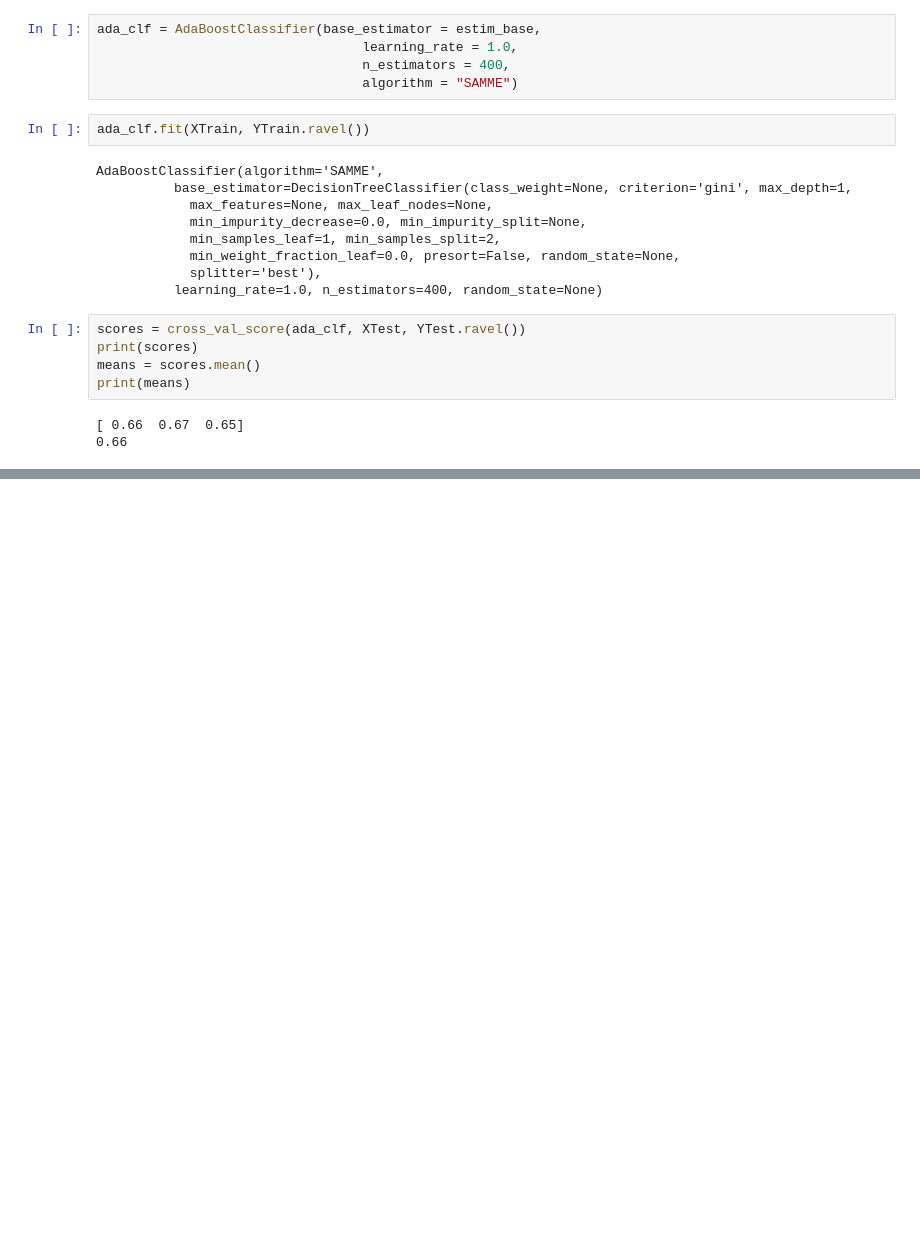
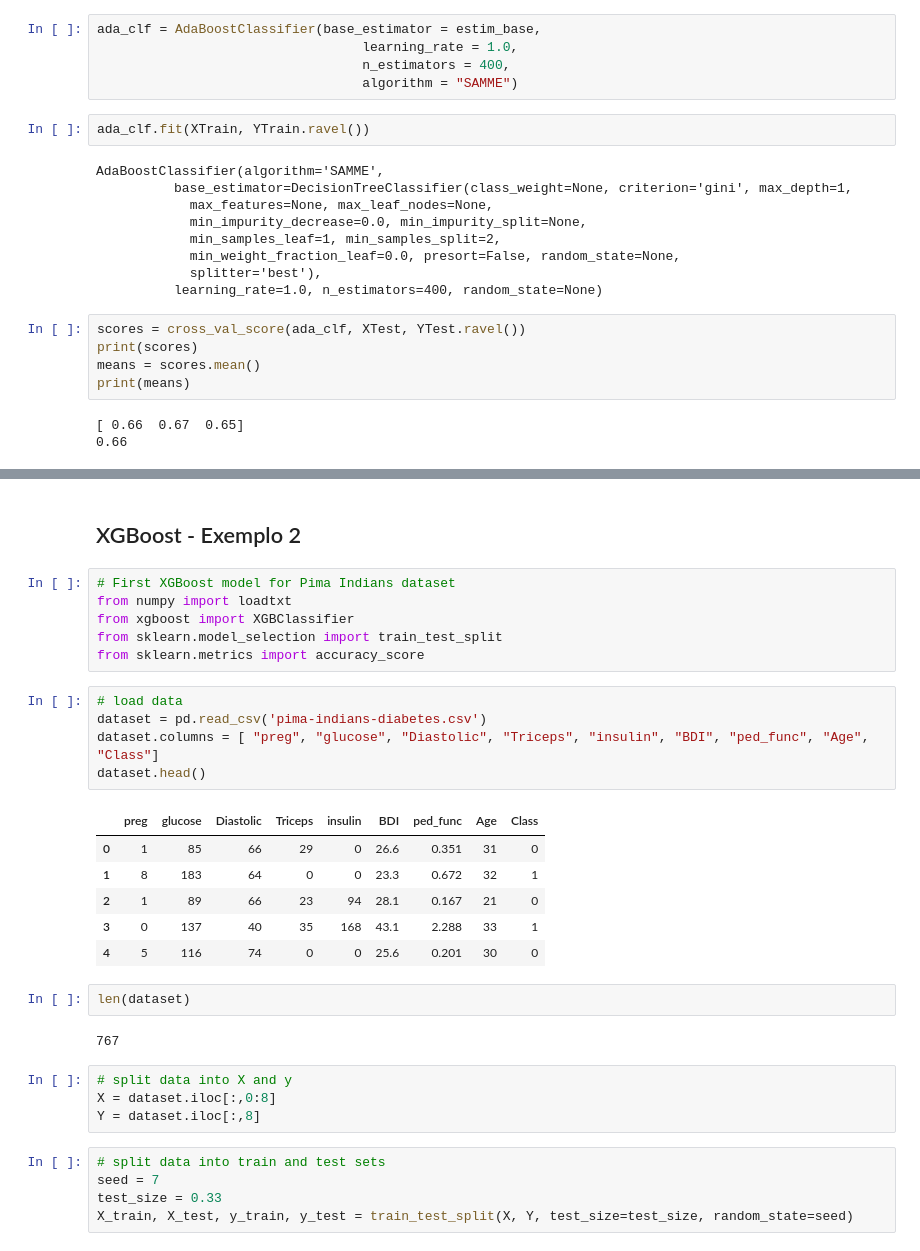
Before and after one commit to vladimiralencar/Alunos-UEPB-TopicosEspeciaisEmBancoDeDados, a Jupyter notebook: ArvoresDeDecisao/ÁrvoresdeDecisão-RandomForest_MetodosEnsemble.ipynb, the cells around one changed output, grey strips where cells are left out. Saved outputs shown, nothing was run; the diff lists cells and outputs as text; blank space fills up the shorter version.

```diff
--- a/ArvoresDeDecisao/ÁrvoresdeDecisão-RandomForest_MetodosEnsemble.ipynb
+++ b/ArvoresDeDecisao/ÁrvoresdeDecisão-RandomForest_MetodosEnsemble.ipynb
@@ -339,0 +370,33 @@ print(means)
+# %% [markdown]
+## XGBoost - Exemplo 2
+# %%
+# First XGBoost model for Pima Indians dataset
+from numpy import loadtxt
+from xgboost import XGBClassifier
+from sklearn.model_selection import train_test_split
+from sklearn.metrics import accuracy_score
+# %%
+# load data
+dataset = pd.read_csv('pima-indians-diabetes.csv')
+dataset.columns = [ "preg", "glucose", "Diastolic", "Triceps", "insulin", "BDI", "ped_func", "Age", "Class"]
+dataset.head()
+# %% [output]
+|  | preg | glucose | Diastolic | Triceps | insulin | BDI | ped_func | Age | Class |
+| 0 | 1 | 85 | 66 | 29 | 0 | 26.6 | 0.351 | 31 | 0 |
+| 1 | 8 | 183 | 64 | 0 | 0 | 23.3 | 0.672 | 32 | 1 |
+| 2 | 1 | 89 | 66 | 23 | 94 | 28.1 | 0.167 | 21 | 0 |
+| 3 | 0 | 137 | 40 | 35 | 168 | 43.1 | 2.288 | 33 | 1 |
+| 4 | 5 | 116 | 74 | 0 | 0 | 25.6 | 0.201 | 30 | 0 |
+# %%
+len(dataset)
+# %% [output]
+767
+# %%
+# split data into X and y
+X = dataset.iloc[:,0:8]
+Y = dataset.iloc[:,8]
+# %%
+# split data into train and test sets
+seed = 7
+test_size = 0.33
+X_train, X_test, y_train, y_test = train_test_split(X, Y, test_size=test_size, random_state=seed)
```
Also changed, not shown: parts of 10 cells of this notebook, 1 other file.
